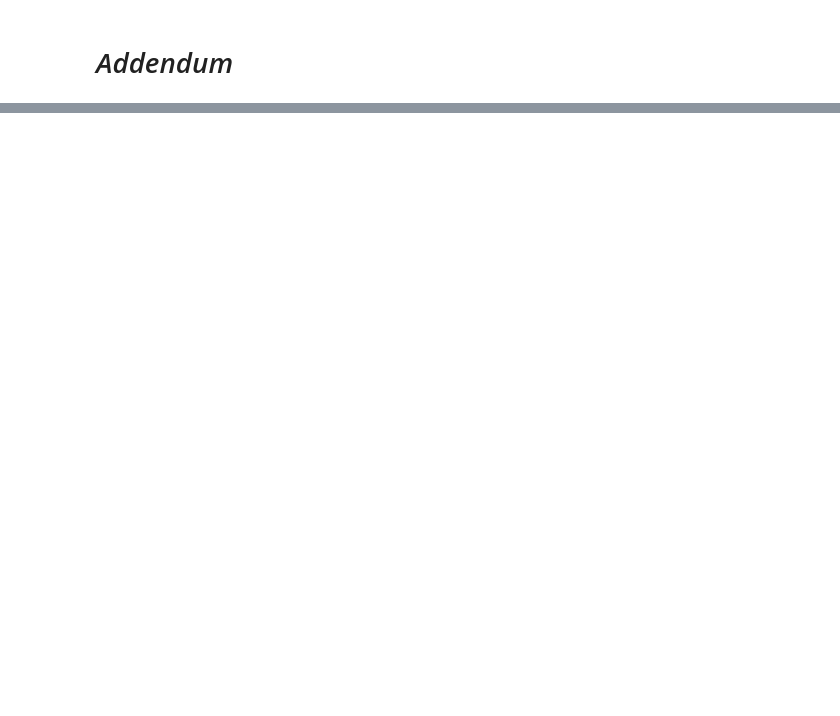
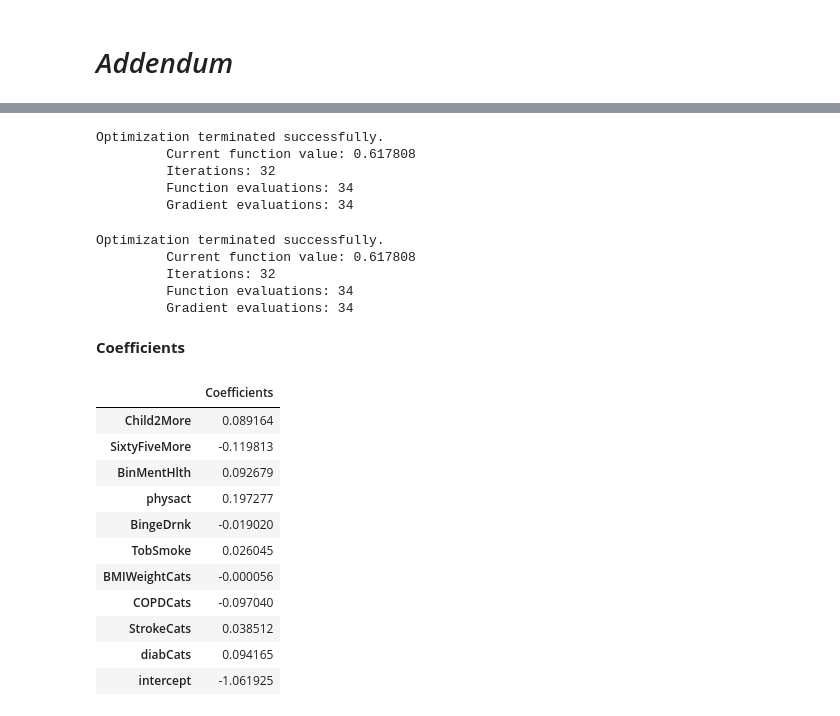
Before and after one commit to pmleffers/BRFSS2016, a Jupyter notebook: BRFSS notebook.ipynb, the cells around one changed output, grey strips where cells are left out. Drawn from its saved outputs; the diff is of its cells as text; code cells hidden in the pictures; blank space fills up the shorter version.

```diff
--- a/BRFSS notebook.ipynb
+++ b/BRFSS notebook.ipynb
@@ -2276,0 +2380,27 @@ Conclusion
+# %%
+def costFunction(theta):
+    h = sigmoid(X.dot(theta))
+    cost = (-y.T.dot(np.log(h))-(1-y).T.dot(np.log(1-h)))/m
+    result = cost[0]
+    if np.isnan(result):
+        return np.inf
+    return result
+# %%
+def gradientDescent(theta):
+    theta = theta.reshape(-1, 1)
+    h = sigmoid(X.dot(theta))
+    grad = ((h-y).T.dot(X)).T/m
+    return grad.flatten()
+# %%
+def fmin():
+    initial_theta=np.zeros(n)
+    minTheta=fmin_bfgs(costFunction,initial_theta,fprime=gradientDescent)
+    return minTheta
+# %%
+minTheta = fmin()
+# %% [output]
+Optimization terminated successfully.
+         Current function value: 0.617808
+         Iterations: 32
+         Function evaluations: 34
+         Gradient evaluations: 34
@@ -2276,0 +2412,31 @@ Conclusion
+# %%
+theta_min = np.matrix(fmin())
+predictions = predict(theta_min.T, X)
+correct = [1 if ((a == 1 and b == 1) or (a == 0 and b == 0)) else 0 for (a, b) in zip(predictions, y)]
+accuracy = (sum(map(int, correct)) % len(correct))
+# %% [output]
+Optimization terminated successfully.
+         Current function value: 0.617808
+         Iterations: 32
+         Function evaluations: 34
+         Gradient evaluations: 34
+# %% [markdown]
+**Coefficients**
+# %%
+colList=['Child2More','SixtyFiveMore','BinMentHlth','physact','BingeDrnk','TobSmoke','BMIWeightCats','COPDCats','StrokeCats','diabCats','intercept']
+ThetaData=pd.DataFrame(np.array(theta_min).T,columns=['Coefficients'])
+ThetaData=ThetaData.set_index([colList])
+ThetaData
+# %% [output]
+|  | Coefficients |
+| Child2More | 0.089164 |
+| SixtyFiveMore | -0.119813 |
+| BinMentHlth | 0.092679 |
+| physact | 0.197277 |
+| BingeDrnk | -0.019020 |
+| TobSmoke | 0.026045 |
+| BMIWeightCats | -0.000056 |
+| COPDCats | -0.097040 |
+| StrokeCats | 0.038512 |
+| diabCats | 0.094165 |
+| intercept | -1.061925 |
```
Also changed, not shown: parts of 36 cells of this notebook.
